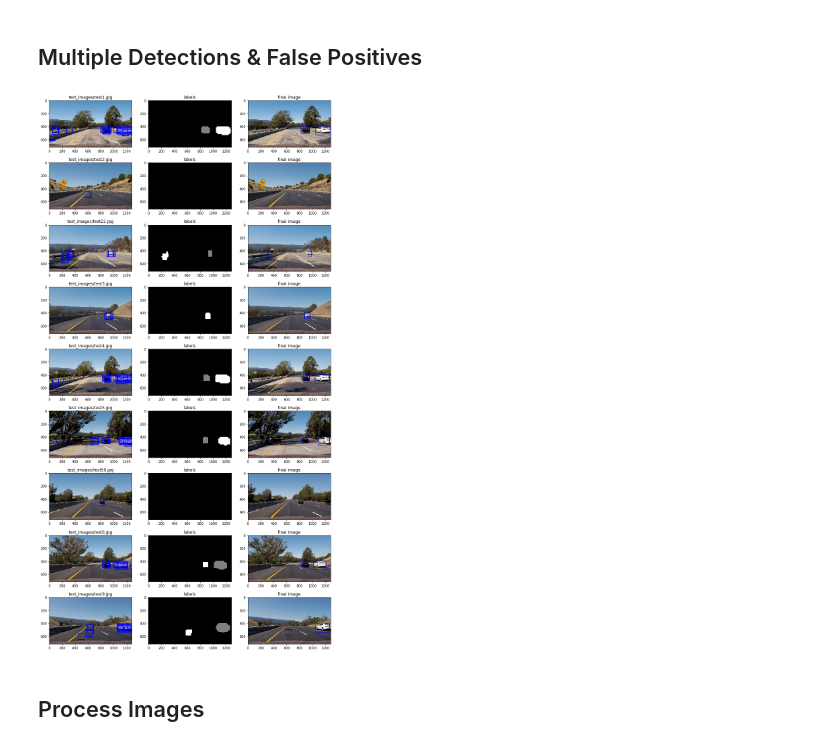
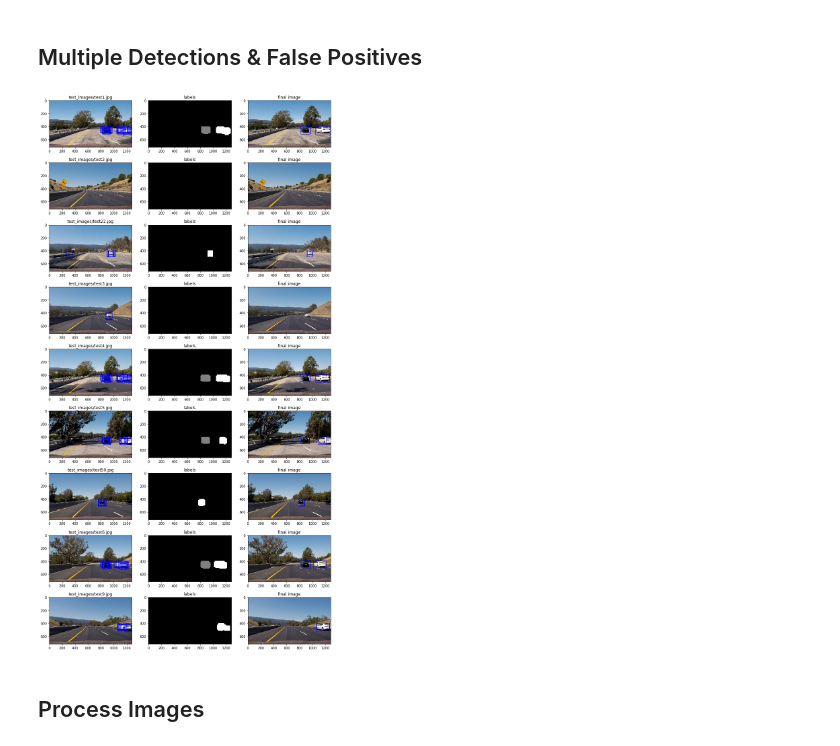
Before and after one commit to XQ-UT/CarND-Vehicle-Detection, a Jupyter notebook: p5.ipynb, the cells around one changed output. Drawn from its saved outputs; the diff is of its cells as text; code cells hidden in the pictures.

Commit message:
use YCrCb Color

```diff
--- a/p5.ipynb
+++ b/p5.ipynb
@@ -61,7 +61,6 @@ Text(0.5,1,'sample non car image')
 ### Color Histogram
 # %%
 def color_hist(img, nbins = 32, bins_range = (0, 256), visualise = False):
-    hsv = cv2.cvtColor(img, cv2.COLOR_RGB2HSV)
     ch1_hist = np.histogram(img[:,:,0], nbins, bins_range)
     ch2_hist = np.histogram(img[:,:,1], nbins, bins_range)
     ch3_hist = np.histogram(img[:,:,2], nbins, bins_range)
@@ -76,20 +75,20 @@ def color_hist(img, nbins = 32, bins_range = (0, 256), visualise = False):
 # %% [markdown]
 Test on example image.
 # %%
-rh, gh, bh, bincen, hist_features = color_hist(example_vehicle_img, visualise = True)
+ch1, ch2, ch3, bincen, hist_features = color_hist(example_vehicle_img, visualise = True)
 
 fig = plt.figure(figsize=(12,3))
 plt.subplot(131)
-plt.bar(bincen, rh[0])
+plt.bar(bincen, ch1[0])
 plt.xlim(0, 256)
-plt.title('H Histogram')
+plt.title('Ch1 Histogram')
 plt.subplot(132)
-plt.bar(bincen, gh[0])
+plt.bar(bincen, ch2[0])
 plt.xlim(0, 256)
-plt.title('S Histogram')
+plt.title('Ch2 Histogram')
 plt.subplot(133)
-plt.bar(bincen, bh[0])
+plt.bar(bincen, ch3[0])
 plt.xlim(0, 256)
-plt.title('V Histogram')
+plt.title('Ch3 Histogram')
 fig.tight_layout()
 # %% [output]
@@ -300,14 +312,19 @@ def find_cars(img, ystart, ystop, scale,
 
     draw_img = np.copy(img)
     img_tosearch = img[ystart:ystop,:,:]
+    ctrans_tosearch = cv2.cvtColor(img_tosearch, cv2.COLOR_RGB2YCrCb)
 
     if scale != 1:
-        imshape = img_tosearch.shape
-        img_tosearch = cv2.resize(img_tosearch, (np.int(imshape[1]/scale), np.int(imshape[0]/scale)))
+        imshape = ctrans_tosearch.shape
+        ctrans_tosearch = cv2.resize(ctrans_tosearch, (np.int(imshape[1]/scale), np.int(imshape[0]/scale)))
+
+    ch1 = ctrans_tosearch[:,:,0]
+    ch2 = ctrans_tosearch[:,:,1]
+    ch3 = ctrans_tosearch[:,:,2]
 
     # Define blocks and steps as above
-    nxblocks = (img_tosearch.shape[1] // pix_per_cell) - cell_per_block + 1
-    nyblocks = (img_tosearch.shape[0] // pix_per_cell) - cell_per_block + 1
+    nxblocks = (ctrans_tosearch.shape[1] // pix_per_cell) - cell_per_block + 1
+    nyblocks = (ctrans_tosearch.shape[0] // pix_per_cell) - cell_per_block + 1
 
     # 64 was the orginal sampling rate, with 8 cells and 8 pix per cell
     window = 64
@@ -317,8 +334,9 @@ def find_cars(img, ystart, ystop, scale,
     nysteps = (nyblocks - nblocks_per_window) // cells_per_step + 1
 
     # Compute HOG features for the entire image
-    gray = cv2.cvtColor(img_tosearch, cv2.COLOR_RGB2GRAY)
-    hog = get_hog_features(gray, orient, pix_per_cell, cell_per_block, feature_vec=False)
+    hog1 = get_hog_features(ch1, orient, pix_per_cell, cell_per_block, feature_vec=False)
+    hog2 = get_hog_features(ch2, orient, pix_per_cell, cell_per_block, feature_vec=False)
+    hog3 = get_hog_features(ch3, orient, pix_per_cell, cell_per_block, feature_vec=False)
 
     bboxes = []
     for xb in range(nxsteps):
@@ -326,13 +344,16 @@ def find_cars(img, ystart, ystop, scale,
             ypos = yb*cells_per_step
             xpos = xb*cells_per_step
             # Extract HOG for this patch
-            hog_features = hog[ypos:ypos+nblocks_per_window, xpos:xpos+nblocks_per_window].ravel()
+            hog_feat1 = hog1[ypos:ypos+nblocks_per_window, xpos:xpos+nblocks_per_window].ravel()
+            hog_feat2 = hog2[ypos:ypos+nblocks_per_window, xpos:xpos+nblocks_per_window].ravel()
+            hog_feat3 = hog3[ypos:ypos+nblocks_per_window, xpos:xpos+nblocks_per_window].ravel()
+            hog_features = np.hstack((hog_feat1, hog_feat2, hog_feat3))
 
             xleft = xpos*pix_per_cell
             ytop = ypos*pix_per_cell
 
             # Extract the image patch
-            subimg = cv2.resize(img_tosearch[ytop:ytop+window, xleft:xleft+window], (64,64))
+            subimg = cv2.resize(ctrans_tosearch[ytop:ytop+window, xleft:xleft+window], (64,64))
 
             # Get color features
             spatial_features = bin_spatial(subimg, size=spatial_size)
@@ -419,25 +442,25 @@ def draw_labeled_bboxes(img, labels):
 # %%
 plt.figure(figsize=(15,30))
 num_images = len(test_video_imgs)
 for i, test_video_img_file in enumerate(test_video_imgs):
     test_video_img = read_rgb_img(test_video_img_file)
     heatmap = get_heatmap(test_video_img, bboxes_from_img[i])
-    heatmap = apply_threshold(heatmap, 3)
+    heatmap = apply_threshold(heatmap, 2)
     labels = label(heatmap)
 
     plt.subplot(num_images,3,3*i+1)
     plt.imshow(detect_imgs[i])
     plt.title(test_video_img_file)
 
     plt.subplot(num_images,3,3*i+2)
     plt.imshow(labels[0], cmap='gray')
     plt.title('labels')
 
     plt.subplot(num_images,3,3*i+3)
     plt.imshow(draw_labeled_bboxes(test_video_img, labels))
     plt.title('final image')
 # %% [output]
-[figure, old version]
+[figure, new version]
 # %% [markdown]
 ## Process Images
 # %%
```
Also changed, not shown: parts of 9 cells of this notebook, 3 other files.
